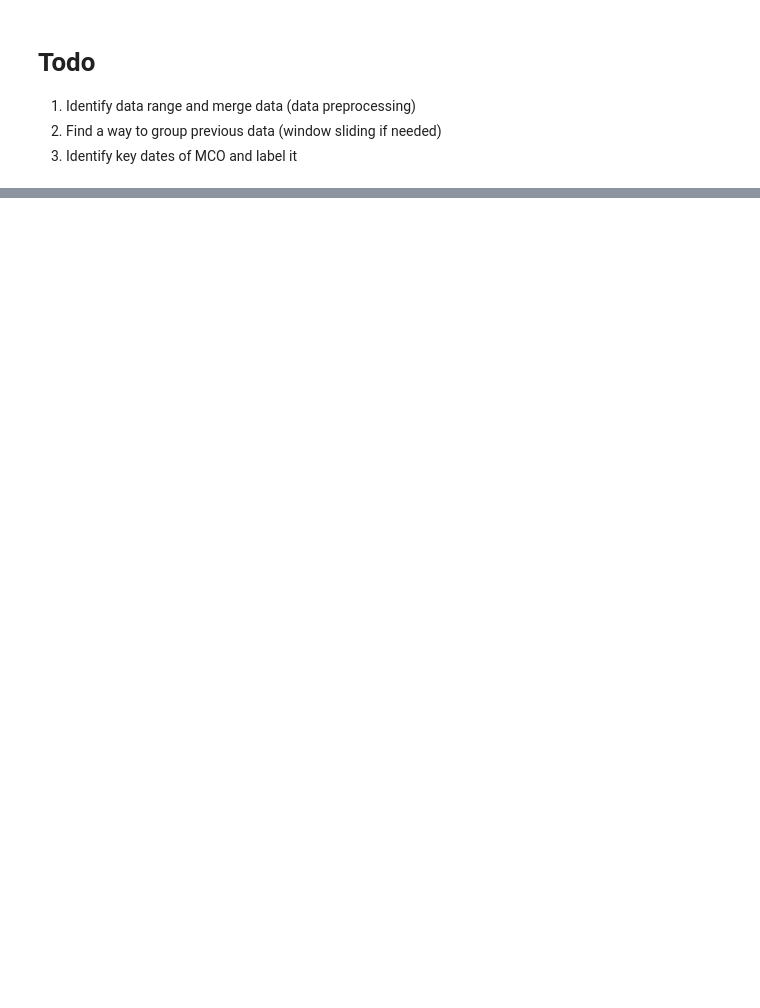
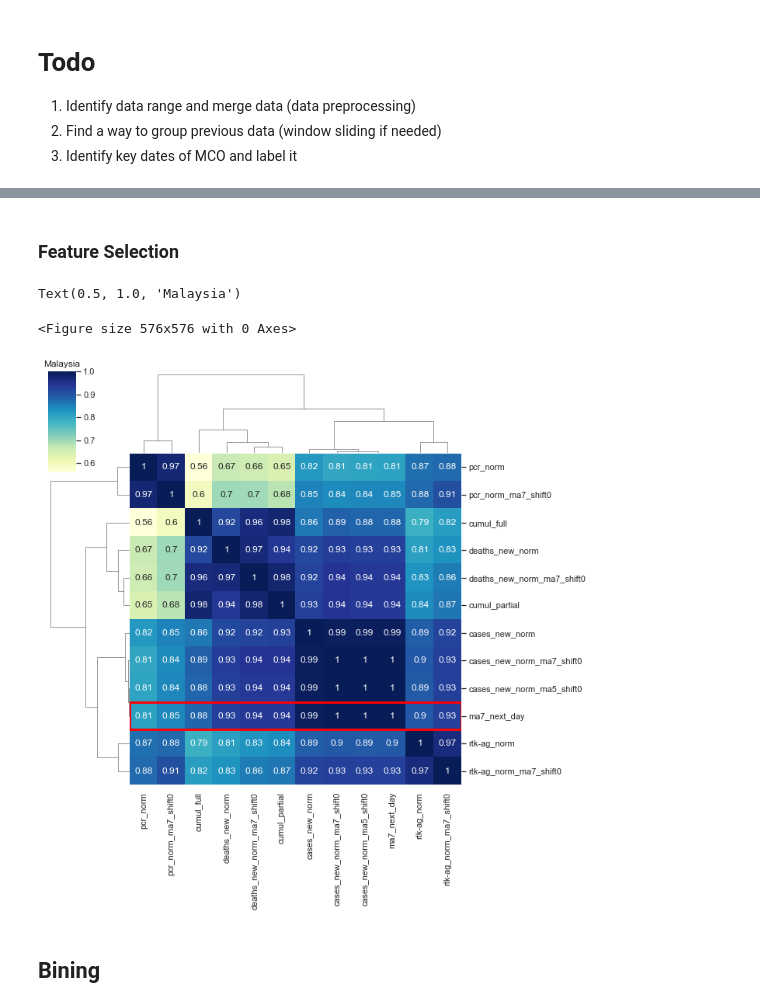
Before and after one commit to BingQuanChua/COVID-19-Msia-Cases-And-Vaccination, a Jupyter notebook: DM_Classification.ipynb, the cells around one changed output, grey strips where cells are left out. Drawn from its saved outputs; the diff is of its cells as text; code cells hidden in the pictures; blank space fills up the shorter version.

Commit message:
time series analysis and data mining

```diff
--- a/DM_Classification.ipynb
+++ b/DM_Classification.ipynb
@@ -95,0 +141,2 @@ trace_malaysia.head(3)
+# %%
+malaysia_population = population[population['state']=='Malaysia']['pop'].sum()
@@ -95,0 +302,6 @@ trace_malaysia.head(3)
+# %%
+df_merged['date'] = df_merged['date'].astype('datetime64[ns]')
+df_merged = strftime_all(df_merged)
+df_merged
+
+# only week 03 in 2020 and week 40 in 2021 is incomplete
@@ -95,0 +324,17 @@ trace_malaysia.head(3)
+# %%
+# Clean data
+
+# drop last 3 rows because test was not recorded at that time period
+df_merged_cleaned = df_merged.drop(df_merged.tail(3).index)
+
+# drop first 6 rows because mov avg is not yet calculated
+df_merged_cleaned.drop(df_merged.head(6).index,inplace=True)
+
+# fill NaN value with 0
+df_merged_cleaned.fillna(0, inplace=True)
+
+# drop unused columns
+df_merged_cleaned.drop(['date','cases_new','rtk-ag','pcr','deaths_new','year','month_number','week_number','day_number','weekday_name'], axis=1, inplace=True)
+df_merged_cleaned.rename(columns={"cases_new_norm_ma7_shift-1": "ma7_next_day"}, inplace=True)
+
+df_merged_cleaned
@@ -95,0 +379,21 @@ trace_malaysia.head(3)
+# %% [markdown]
+### Feature Selection
+# %%
+# correlation
+corr_msia = df_merged_cleaned.corr()
+
+plt.figure(figsize=(8, 8))
+g = sns.clustermap(corr_msia, square=True,annot=True,cmap="YlGnBu")
+
+# highlight specific parts
+from matplotlib.patches import Rectangle
+ax = g.ax_heatmap
+ax.add_patch(Rectangle((0, 9), 12, 1, fill=False, edgecolor='red', lw=3))
+
+plt.title('Malaysia')
+# %% [output]
+Text(0.5, 1.0, 'Malaysia')
+<Figure size 576x576 with 0 Axes>
+[figure, added]
+# %% [markdown]
+## Bining
```
Also changed, not shown: parts of 77 cells of this notebook.
